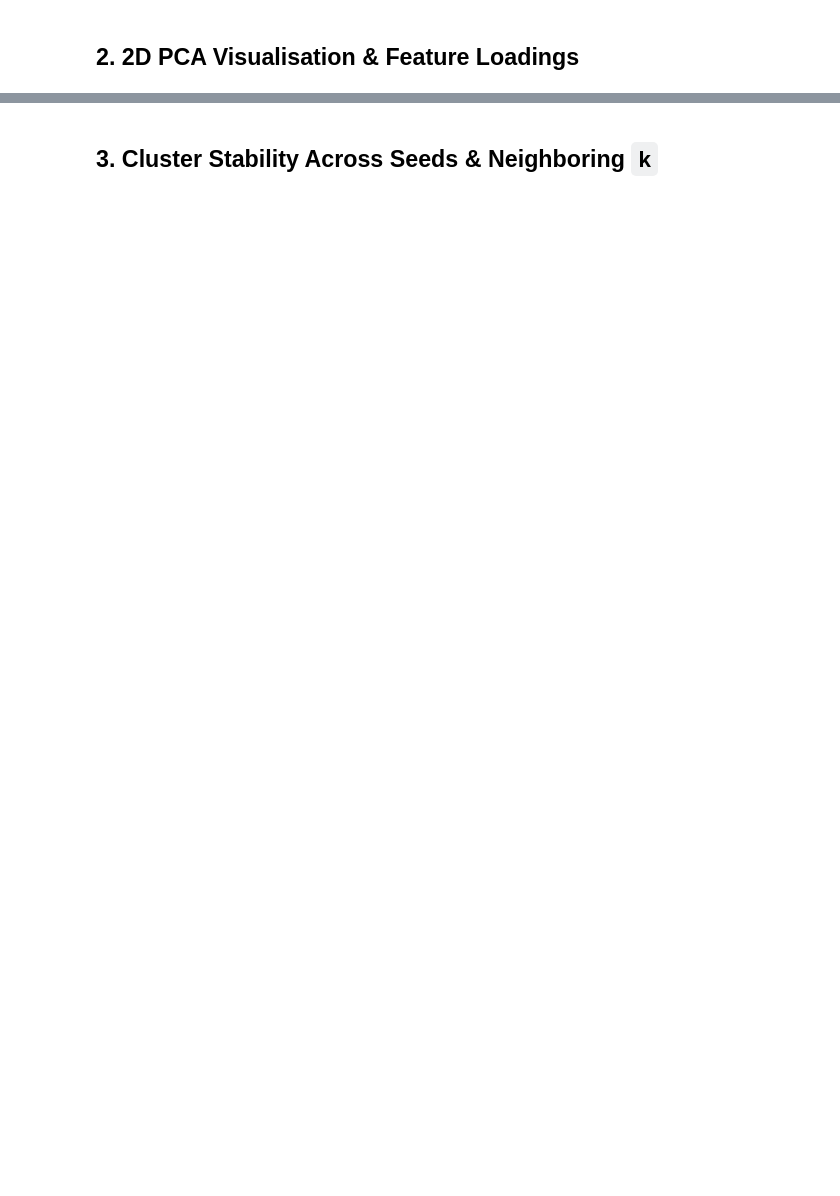
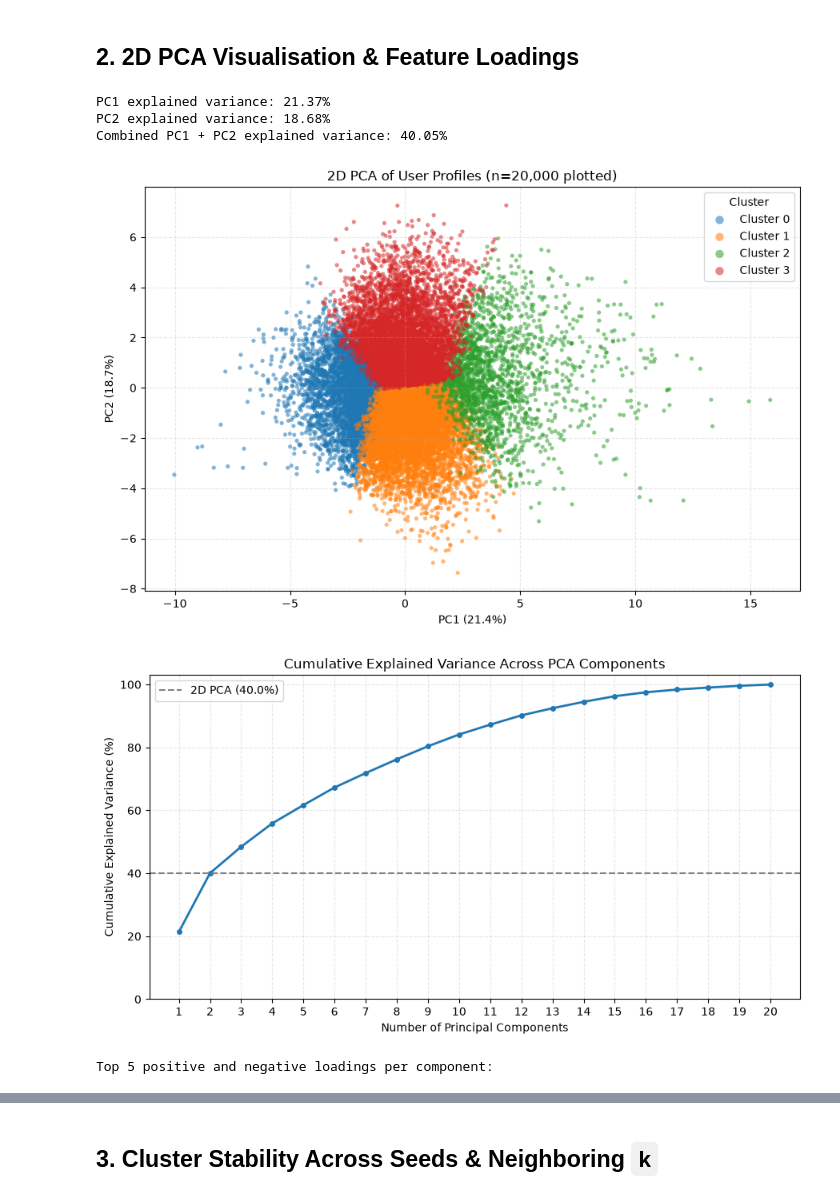
Before and after one commit to mouazdjebbar1/movie-audience-data-mining-project, a Jupyter notebook: notebooks/04_pca_robustness.ipynb, the cells around one changed output, grey strips where cells are left out. Drawn from its saved outputs; the diff is of its cells as text; code cells hidden in the pictures; blank space fills up the shorter version.

Commit message:
Run and validate 04_pca_robustness notebook and PCA/ARI figures

```diff
--- a/notebooks/04_pca_robustness.ipynb
+++ b/notebooks/04_pca_robustness.ipynb
@@ -70,13 +80,25 @@ print(labels_df[lbl_cluster_col].value_counts().sort_index())
 # %%
 loadings_df, pca_plot_df = plot_pca(
     profiles_df=profiles_scaled,
     labels_df=labels_df,
     max_plot_users=20_000,
     random_state=SEED,
     output_dir=FIG,
     show=True,
 )
 
-print('
-Top 5 positive and negative loadings per component:')
-display(loadings_df.pivot(index=['component', 'rank'], columns='direction', values=['feature', 'loading']))
+print("\nTop 5 positive and negative loadings per component:")
+display(
+    loadings_df.pivot(
+        index=["component", "rank"],
+        columns="direction",
+        values=["feature", "loading"],
+    )
+)
+# %% [output]
+PC1 explained variance: 21.37%
+PC2 explained variance: 18.68%
+Combined PC1 + PC2 explained variance: 40.05%
+[figure, added]
+[figure, added]
+Top 5 positive and negative loadings per component:
```
Also changed, not shown: parts of 5 cells of this notebook, 3 other files.
